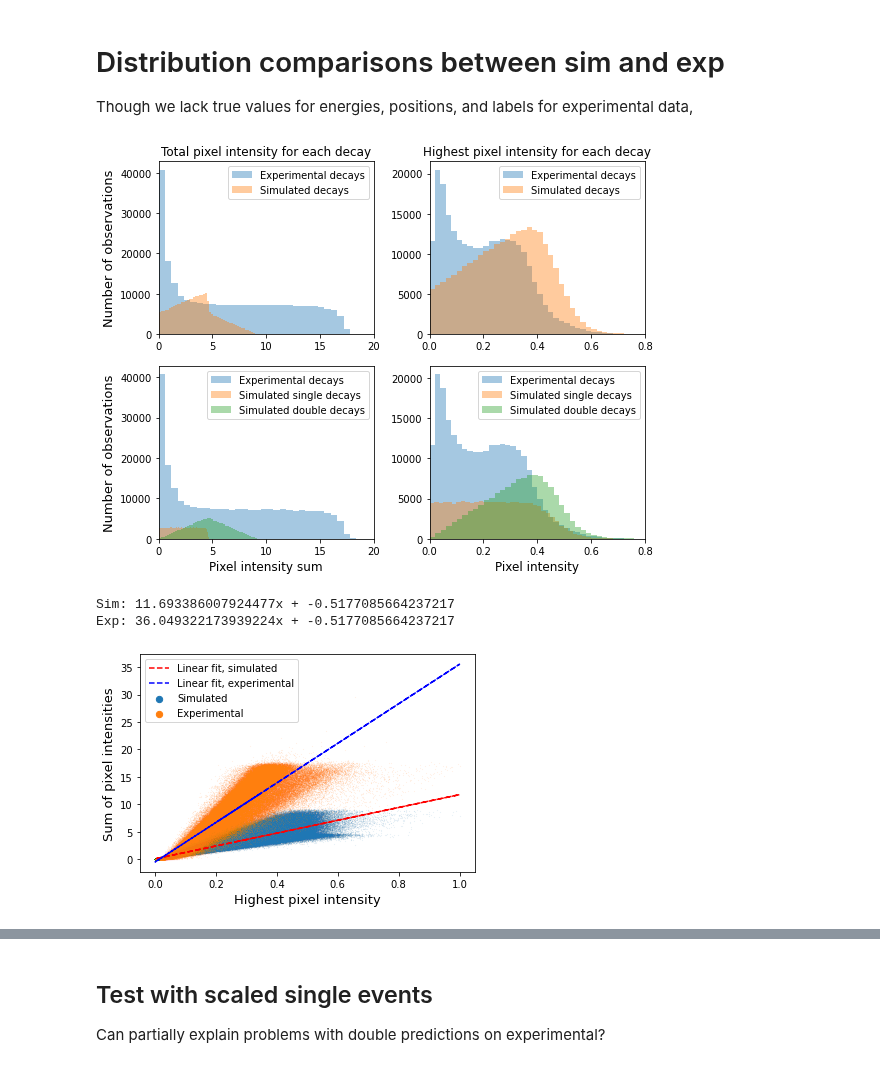
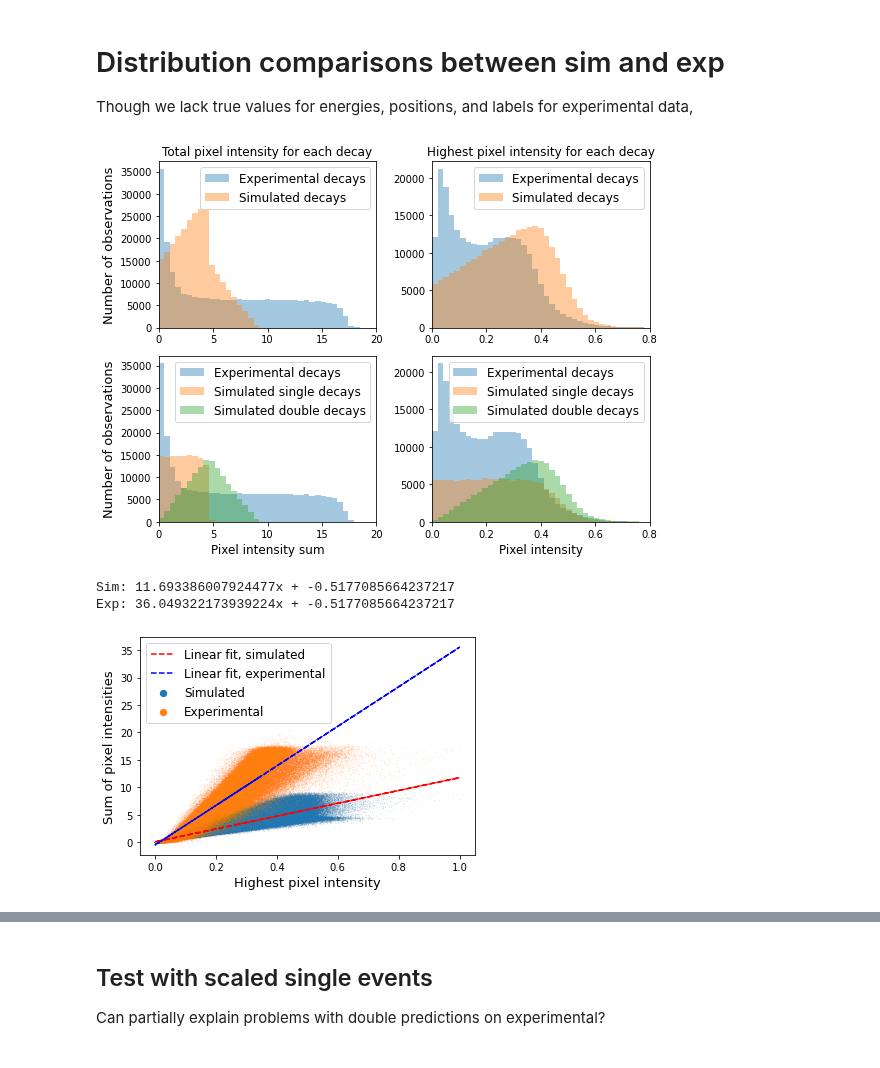
Before and after one commit to geirtul/master_analysis, a Jupyter notebook: notebooks/exploration/data_exploration_anodedata.ipynb, the cells around one changed output, grey strips where cells are left out. Cells and saved outputs as stored; diff of their text form; code cells hidden in the pictures.

```diff
--- a/notebooks/exploration/data_exploration_anodedata.ipynb
+++ b/notebooks/exploration/data_exploration_anodedata.ipynb
@@ -46,6 +46,8 @@ single_sim, double_sim, close_sim = event_indices(positions_sim)
 print(f"S: {single_sim.shape}, D: {double_sim.shape}, C: {close_sim.shape}")
 # %% [output]
 S: (130279,), D: (129868,), C: (1809,)
+# %%
+THESIS_PATH = "../../../master_thesis/"
 # %% [markdown]
 # Basic statistical properties
 Means, standard deviations etc.
@@ -138,46 +140,51 @@ img_hip_sim = np.amax(images_sim, axis=(1,2))
 # %%
 
 fig, ax = plt.subplots(2, 2, figsize=(8,6))
+bins = np.linspace(0, 20, 40)
+bins2 = np.linspace(0, 0.8, 40)
 
 # Sum all
-sns.distplot(img_sum, kde=False, label='Experimental decays', ax=ax.flatten()[0])
-sns.distplot(img_sum_sim, kde=False, label='Simulated decays', ax=ax.flatten()[0])
+sns.distplot(img_sum, kde=False, label='Experimental decays', bins=bins, ax=ax.flatten()[0])
+sns.distplot(img_sum_sim, kde=False, label='Simulated decays', bins=bins, ax=ax.flatten()[0])
 ax.flatten()[0].set_ylabel("Number of observations", fontsize=13)
 ax.flatten()[0].set_title("Total pixel intensity for each decay")
 ax.flatten()[0].set_xlim(0, 20)
-ax.flatten()[0].legend()
+ax.flatten()[0].legend(fontsize=12)
 
 # HIP all
-sns.distplot(img_hip, kde=False, label='Experimental decays', ax=ax.flatten()[1])
-sns.distplot(img_hip_sim, kde=False, label='Simulated decays', ax=ax.flatten()[1])
+sns.distplot(img_hip, kde=False, label='Experimental decays', bins=bins2, ax=ax.flatten()[1])
+sns.distplot(img_hip_sim, kde=False, label='Simulated decays', bins=bins2, ax=ax.flatten()[1])
 ax.flatten()[1].set_title("Highest pixel intensity for each decay")
 ax.flatten()[1].set_xlim(0, 0.8)
-ax.flatten()[1].legend()
+ax.flatten()[1].legend(fontsize=12)
 fig.tight_layout()
 
 
 #fig1, ax1 = plt.subplots(1, 2, figsize=(8,5), sharey=True)
 # Sum single/double
-sns.distplot(img_sum, kde=False, label='Experimental decays', ax=ax.flatten()[2])
-sns.distplot(img_sum_sim[single_sim], kde=False, label='Simulated single decays', ax=ax.flatten()[2])
-sns.distplot(img_sum_sim[double_sim], kde=False, label='Simulated double decays', ax=ax.flatten()[2])
+sns.distplot(img_sum, kde=False, label='Experimental decays', bins=bins, ax=ax.flatten()[2])
+sns.distplot(img_sum_sim[single_sim], kde=False, label='Simulated single decays', bins=bins, ax=ax.flatten()[2])
+sns.distplot(img_sum_sim[double_sim], kde=False, label='Simulated double decays', bins=bins, ax=ax.flatten()[2])
 ax.flatten()[2].set_ylabel("Number of observations", fontsize=13)
 ax.flatten()[2].set_xlabel("Pixel intensity sum", fontsize=12)
 ax.flatten()[2].set_xlim(0, 20)
-ax.flatten()[2].legend()
+ax.flatten()[2].legend(fontsize=12)
 
 
 # HIP single/double
-sns.distplot(img_hip, kde=False, label='Experimental decays', ax=ax.flatten()[3])
-sns.distplot(img_hip_sim[single_sim], kde=False, label='Simulated single decays', ax=ax.flatten()[3])
-sns.distplot(img_hip_sim[double_sim], kde=False, label='Simulated double decays', ax=ax.flatten()[3])
+sns.distplot(img_hip, kde=False, label='Experimental decays', bins=bins2, ax=ax.flatten()[3])
+sns.distplot(img_hip_sim[single_sim], kde=False, label='Simulated single decays', bins=bins2, ax=ax.flatten()[3])
+sns.distplot(img_hip_sim[double_sim], kde=False, label='Simulated double decays', bins=bins2, ax=ax.flatten()[3])
 ax.flatten()[3].set_xlabel("Pixel intensity", fontsize=12)
 ax.flatten()[3].set_xlim(0, 0.8)
-ax.flatten()[3].legend()
+ax.flatten()[3].legend(fontsize=12)
 
-fig1.tight_layout()
+fig.tight_layout()
+section_path = "chapters/results/figures/"
+fname = THESIS_PATH + section_path + "comparison_intensity.pdf"
+fig.savefig(fname)
 # %% [output]
-[figure, old version]
+[figure, new version]
 # %%
 img_hip = img_hip.reshape(img_hip.shape[0])
 img_sum = img_sum.reshape(img_sum.shape[0])
@@ -196,12 +203,13 @@ ax.plot(img_hip, a_exp*img_hip + b_exp, '--b', label='Linear fit, experimental')
 ax.set_xlabel("Highest pixel intensity", fontsize=13)
 ax.set_ylabel("Sum of pixel intensities", fontsize=13)
 #ax.set_title("Highest pixel intensity in image vs. sum of pixel intensities")
-ax.legend(markerscale=200)
+ax.legend(markerscale=200, loc='upper left', fontsize=12)
 
 print(f"Sim: {a_sim}x + {b_exp}")
 print(f"Exp: {a_exp}x + {b_exp}")
+fig.savefig(THESIS_PATH + section_path + "intensity_hip_comparison.pdf")
 # %% [output]
 Sim: 11.693386007924477x + -0.5177085664237217
 Exp: 36.049322173939224x + -0.5177085664237217
-[figure, old version]
+[figure, new version]
 # %%
```
Also changed, not shown: parts of 12 cells of this notebook, 3 other files.
